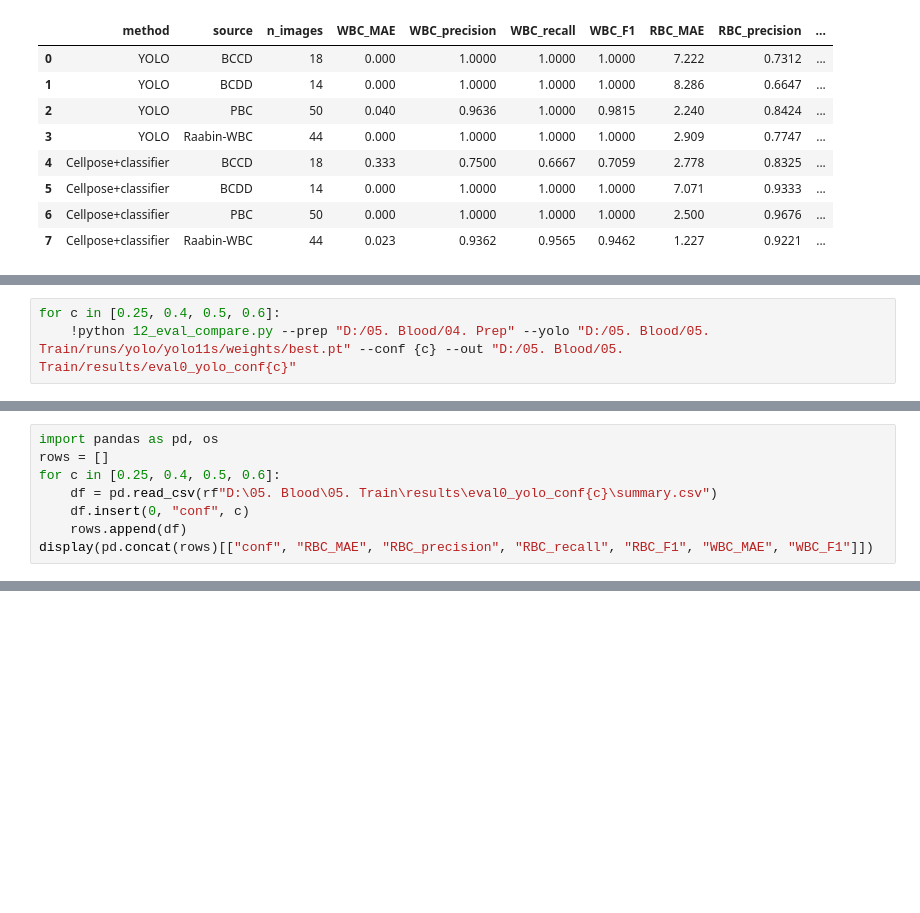
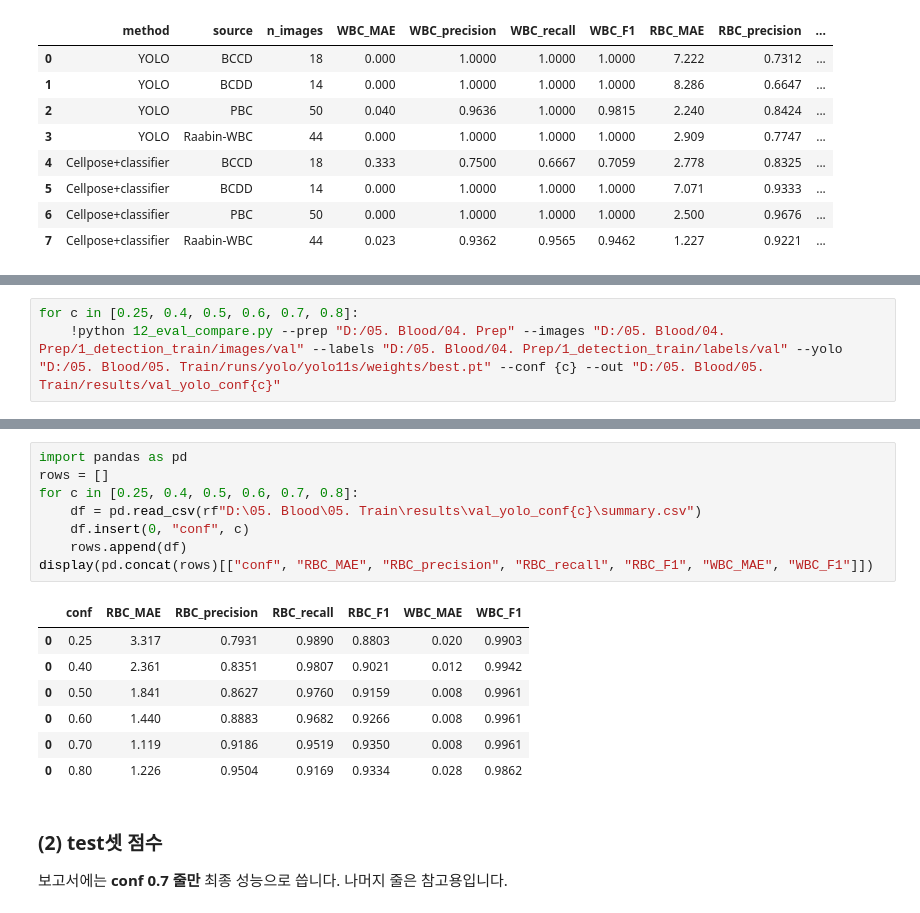
Before and after one commit to KYU-SW/26-2-Design-Project-MediON-, a Jupyter notebook: 05. Train/run_train.ipynb, the cells around one changed output, grey strips where cells are left out. Saved outputs shown, nothing was run; the diff lists cells and outputs as text; blank space fills up the shorter version.

Commit message:
conf 0.7 확정, 하한 측정

```diff
--- a/05. Train/run_train.ipynb
+++ b/05. Train/run_train.ipynb
@@ -128,3 +120,0 @@ YOLO가 RBC를 너무 많이 세는지(precision 0.77) 확인합니다. 신뢰
-# %%
-for c in [0.25, 0.4, 0.5, 0.6]:
-    !python 12_eval_compare.py --prep "D:/05. Blood/04. Prep" --yolo "D:/05. Blood/05. Train/runs/yolo/yolo11s/weights/best.pt" --conf {c} --out "D:/05. Blood/05. Train/results/eval0_yolo_conf{c}"
@@ -149,8 +120,0 @@ for c in [0.25, 0.4, 0.5, 0.6]:
-# %%
-import pandas as pd, os
-rows = []
-for c in [0.25, 0.4, 0.5, 0.6]:
-    df = pd.read_csv(rf"D:\05. Blood\05. Train\results\eval0_yolo_conf{c}\summary.csv")
-    df.insert(0, "conf", c)
-    rows.append(df)
-display(pd.concat(rows)[["conf", "RBC_MAE", "RBC_precision", "RBC_recall", "RBC_F1", "WBC_MAE", "WBC_F1"]])
@@ -194,0 +131,3 @@ display(pd.read_csv(os.path.join(d, "summary.csv")))
+# %%
+for c in [0.25, 0.4, 0.5, 0.6, 0.7, 0.8]:
+    !python 12_eval_compare.py --prep "D:/05. Blood/04. Prep" --images "D:/05. Blood/04. Prep/1_detection_train/images/val" --labels "D:/05. Blood/04. Prep/1_detection_train/labels/val" --yolo "D:/05. Blood/05. Train/runs/yolo/yolo11s/weights/best.pt" --conf {c} --out "D:/05. Blood/05. Train/results/val_yolo_conf{c}"
@@ -194,0 +152,20 @@ display(pd.read_csv(os.path.join(d, "summary.csv")))
+# %%
+import pandas as pd
+rows = []
+for c in [0.25, 0.4, 0.5, 0.6, 0.7, 0.8]:
+    df = pd.read_csv(rf"D:\05. Blood\05. Train\results\val_yolo_conf{c}\summary.csv")
+    df.insert(0, "conf", c)
+    rows.append(df)
+display(pd.concat(rows)[["conf", "RBC_MAE", "RBC_precision", "RBC_recall", "RBC_F1", "WBC_MAE", "WBC_F1"]])
+# %% [output]
+|  | conf | RBC_MAE | RBC_precision | RBC_recall | RBC_F1 | WBC_MAE | WBC_F1 |
+| 0 | 0.25 | 3.317 | 0.7931 | 0.9890 | 0.8803 | 0.020 | 0.9903 |
+| 0 | 0.40 | 2.361 | 0.8351 | 0.9807 | 0.9021 | 0.012 | 0.9942 |
+| 0 | 0.50 | 1.841 | 0.8627 | 0.9760 | 0.9159 | 0.008 | 0.9961 |
+| 0 | 0.60 | 1.440 | 0.8883 | 0.9682 | 0.9266 | 0.008 | 0.9961 |
+| 0 | 0.70 | 1.119 | 0.9186 | 0.9519 | 0.9350 | 0.008 | 0.9961 |
+| 0 | 0.80 | 1.226 | 0.9504 | 0.9169 | 0.9334 | 0.028 | 0.9862 |
+# %% [markdown]
+### (2) test셋 점수
+
+보고서에는 **conf 0.7 줄만** 최종 성능으로 씁니다. 나머지 줄은 참고용입니다.
```
Also changed, not shown: parts of 15 cells of this notebook, 27 other files.
